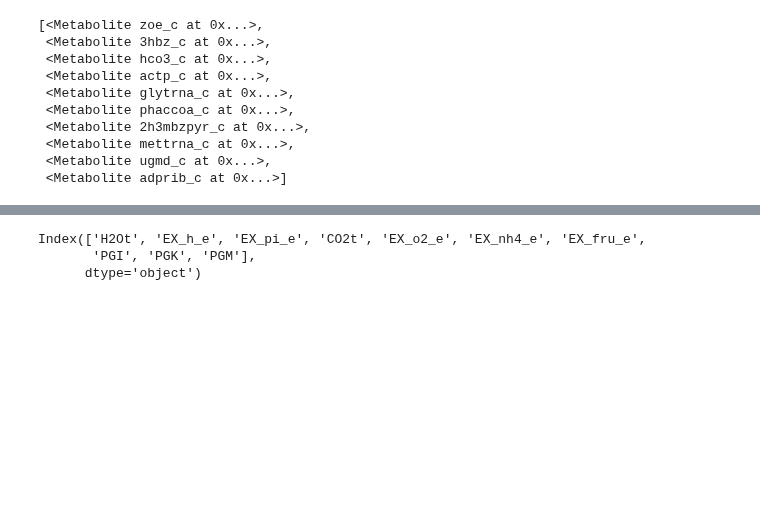
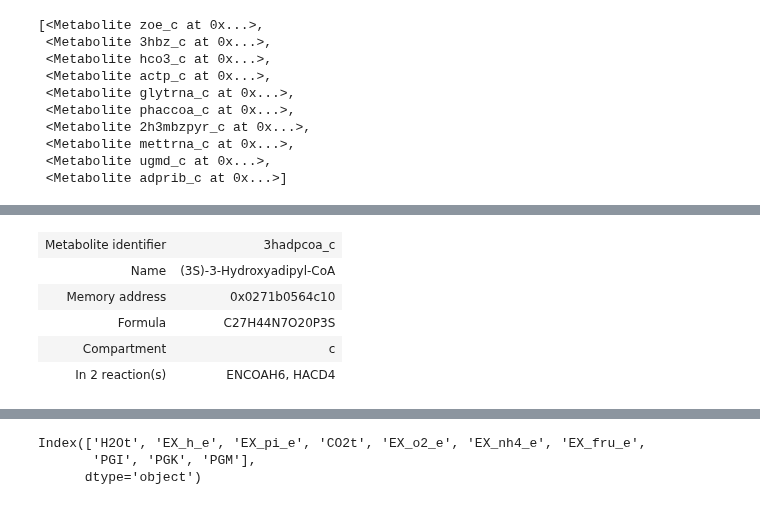
Before and after one commit to 27410/group-assignment-2021-group_2_pha-production, a Jupyter notebook: Test.ipynb, the cells around one changed output, grey strips where cells are left out. Cells and saved outputs as stored; diff of their text form; code cells hidden in the pictures; blank space fills up the shorter version.

```diff
--- a/Test.ipynb
+++ b/Test.ipynb
@@ -219,0 +133,15 @@ model.metabolites.r3rhbb_c
+# %%
+#whenever we found a metabolite without an assigned molecular formula we added it in accordance with data found on pubchem
+model.metabolites.get_by_id("3hadpcoa_c")
+#change molecluar formula of 3hadpcoa_c in accordance with data found on pubchem(https://pubchem.ncbi.nlm.nih.gov/compound/3S_-3-Hydroxyadipyl-CoA)
+model.metabolites.get_by_id("3hadpcoa_c").elements = {"C": 27, "H": 44, "N": 7, "O": 20, "P":3, "S":1}
+
+#confirm that the molecular formula was updated
+model.metabolites.get_by_id("3hadpcoa_c")
+# %% [output]
+| Metabolite identifier | 3hadpcoa_c |
+| Name | (3S)-3-Hydroxyadipyl-CoA |
+| Memory address | 0x0271b0564c10 |
+| Formula | C27H44N7O20P3S |
+| Compartment | c |
+| In 2 reaction(s) | ENCOAH6, HACD4 |
```
Also changed, not shown: parts of 34 cells of this notebook, 1 other file.
